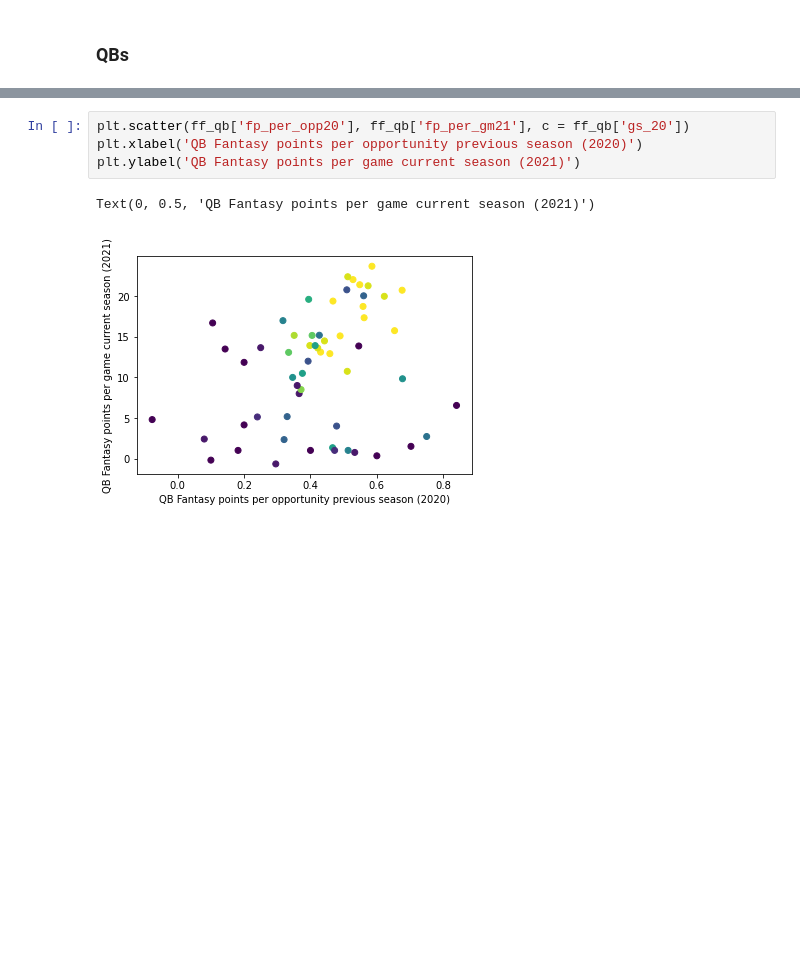
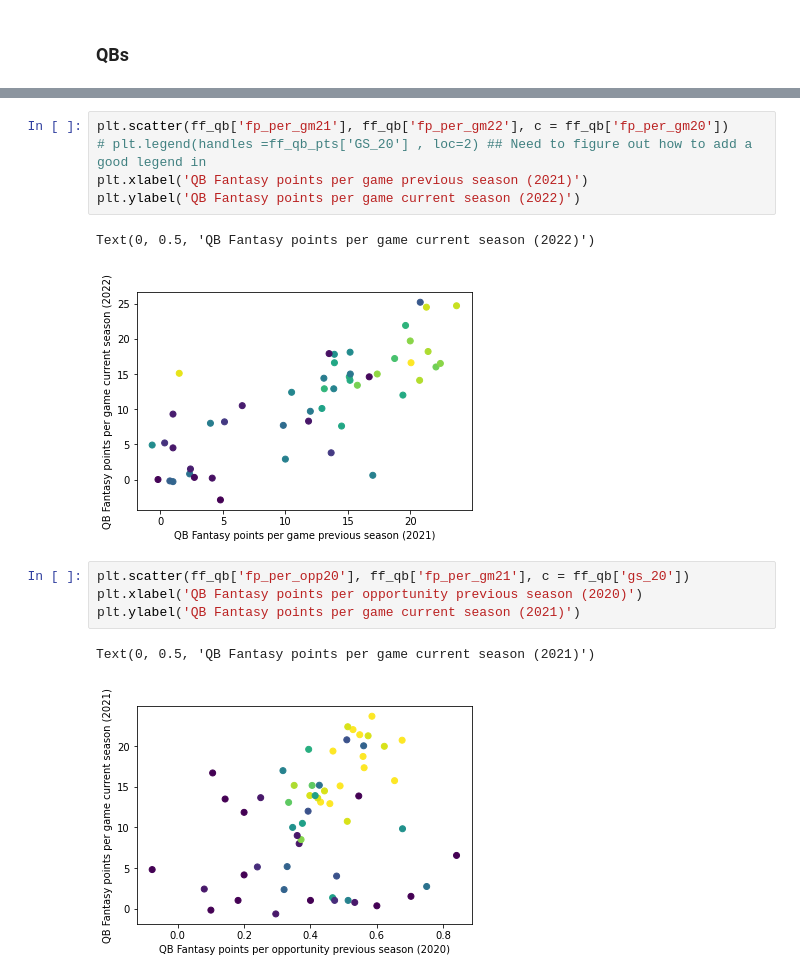
Before and after one commit to stephenkuc/Predicting_Fantasy_Football_Scores, a Jupyter notebook: 3. Fantasy Football - Visualizations.ipynb, the cells around one changed output, grey strips where cells are left out. Cells and saved outputs as stored; diff of their text form; blank space fills up the shorter version.

```diff
--- a/3. Fantasy Football - Visualizations.ipynb
+++ b/3. Fantasy Football - Visualizations.ipynb
@@ -62,3 +46,11 @@ Text(0, 0.5, 'QB Fantasy points per game current season (2021)')
+# %%
+plt.scatter(ff_qb['fp_per_gm21'], ff_qb['fp_per_gm22'], c = ff_qb['fp_per_gm20'])
+# plt.legend(handles =ff_qb_pts['GS_20'] , loc=2) ## Need to figure out how to add a good legend in
+plt.xlabel('QB Fantasy points per game previous season (2021)')
+plt.ylabel('QB Fantasy points per game current season (2022)')
+# %% [output]
+Text(0, 0.5, 'QB Fantasy points per game current season (2022)')
+[figure, added]
 # %%
 plt.scatter(ff_qb['fp_per_opp20'], ff_qb['fp_per_gm21'], c = ff_qb['gs_20'])
 plt.xlabel('QB Fantasy points per opportunity previous season (2020)')
```
Also changed, not shown: parts of 40 cells of this notebook, 3 other files.
